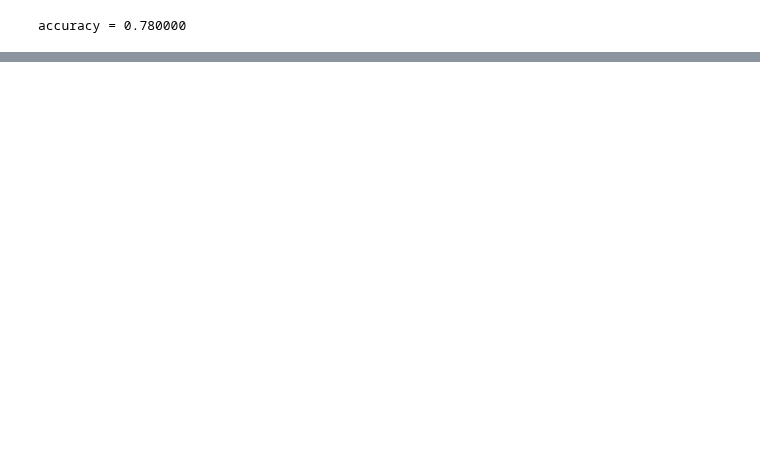
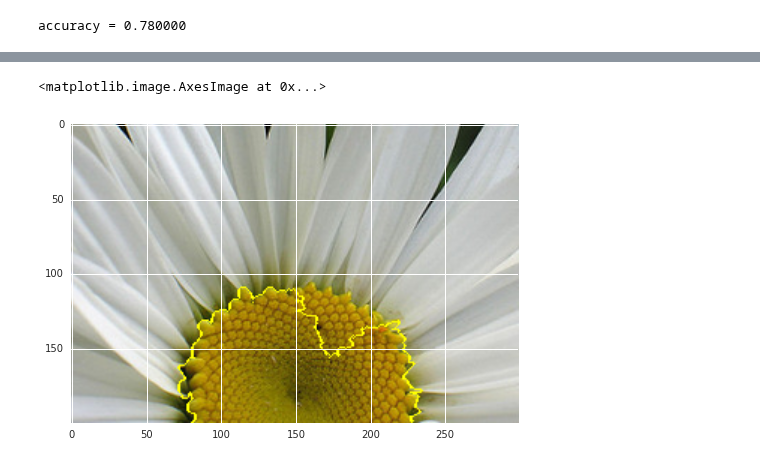
Before and after one commit to googledatalab/notebooks, a Jupyter notebook: samples/contrib/mlworkbench/image_classification_flower/Flower Classification Local Run.ipynb, the cells around one changed output, grey strips where cells are left out. Saved outputs shown, nothing was run; the diff lists cells and outputs as text; code cells hidden in the pictures; blank space fills up the shorter version.

```diff
--- a/samples/contrib/mlworkbench/image_classification_flower/Flower Classification Local Run.ipynb
+++ b/samples/contrib/mlworkbench/image_classification_flower/Flower Classification Local Run.ipynb
@@ -398,0 +540,16 @@ accuracy = 0.780000
+# %%
+import google.datalab.contrib.mlworkbench as mlw
+
+prediction_data = [
+    '/content/datalab/tmp/flower/images/15207766_fc2f1d692c_n.jpg',
+    '/content/datalab/tmp/flower/images/5853276960_d08f90fff6.jpg',
+    '/content/datalab/tmp/flower/images/13857267684_d2a4b2630f_n.jpg',
+    '/content/datalab/tmp/flower/images/6111589202_8b9555364c_m.jpg',
+    '/content/datalab/tmp/flower/images/2634665077_597910235f_m.jpg',
+    '/content/datalab/tmp/flower/images/8980164828_04fbf64f79_n.jpg',
+    '/content/datalab/tmp/flower/images/3705716290_cb7d803130_n.jpg',
+    '/content/datalab/tmp/flower/images/6876631336_54bf150990.jpg',
+]
+
+df = mlw.get_prediction_results(prediction_model_dir, prediction_data, ['image'], img_cols=['image'], with_source=False)
+df
@@ -398,0 +566,28 @@ accuracy = 0.780000
+# %%
+import numpy as np
+
+prediction_images = []
+for d in prediction_data:
+    with file_io.FileIO(d, 'rb') as fi:
+        im = Image.open(fi)
+    im.thumbnail((299, 299), Image.ANTIALIAS)
+    rgb_im = im.convert('RGB')
+    prediction_images.append(np.asarray(rgb_im))
+# %%
+from skimage.segmentation import mark_boundaries
+import matplotlib.pyplot as plt
+from lime import lime_image
+
+explainer = lime_image.LimeImageExplainer()
+# %%
+# Analyze prediction instance 0.
+
+label_index = labels.index('daisy')
+
+image = prediction_images[0]
+explanation = explainer.explain_instance(image, predict_fn, top_labels=3, hide_color=0, batch_size=500)
+temp, mask = explanation.get_image_and_mask(label_index, positive_only=True, num_features=1, hide_rest=False)
+plt.imshow(mark_boundaries(temp, mask))
+# %% [output]
+<matplotlib.image.AxesImage at 0x...>
+[figure, added]
```
Also changed, not shown: parts of 12 cells of this notebook, 2 other files.
